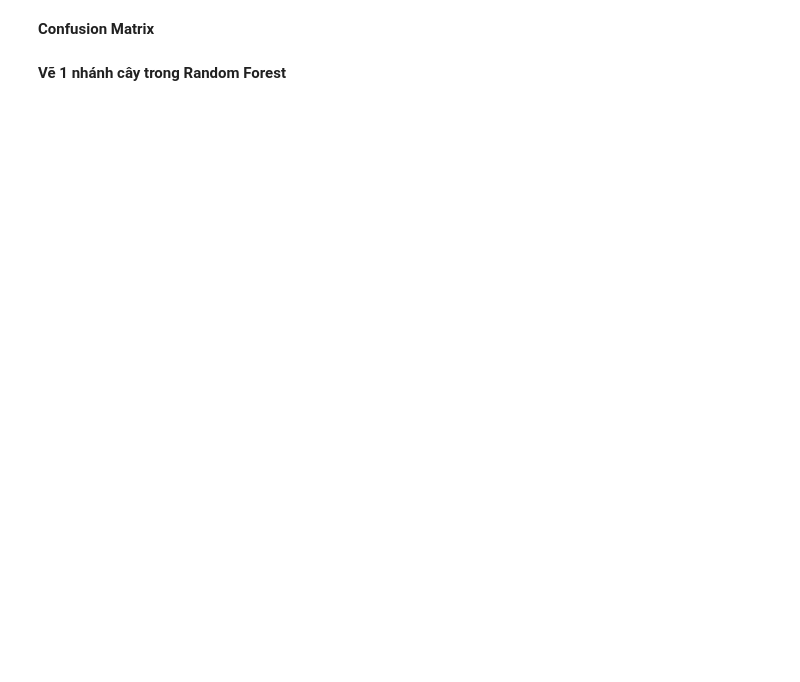
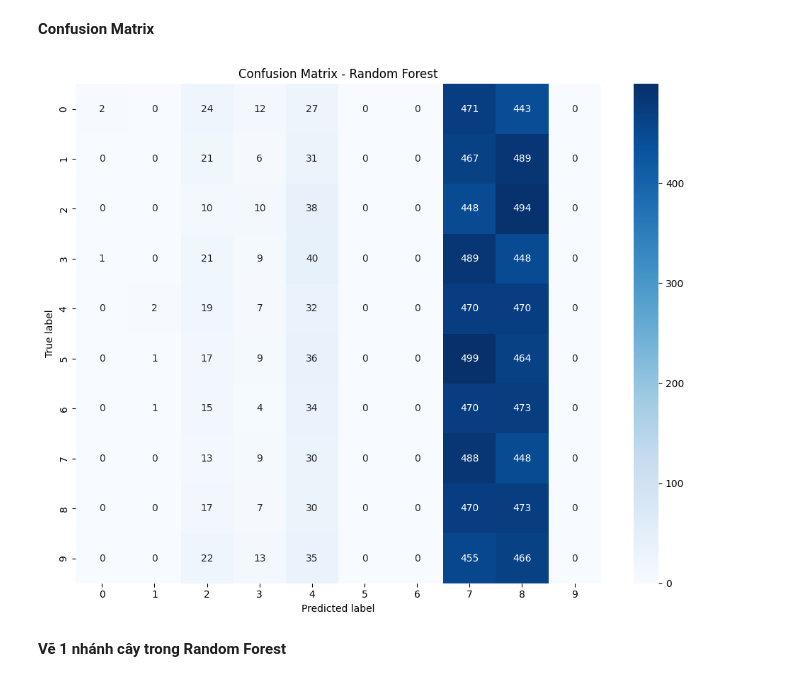
Before and after one commit to zeldatran/Machine-Learning, a Jupyter notebook: DoAn.ipynb, the cells around one changed output. Saved outputs shown, nothing was run; the diff lists cells and outputs as text; code cells hidden in the pictures; blank space fills up the shorter version.

```diff
--- a/DoAn.ipynb
+++ b/DoAn.ipynb
@@ -510,0 +394,16 @@ print("Các cột:", X.columns.tolist())
+# %%
+from sklearn.preprocessing import StandardScaler
+
+scaler = StandardScaler()
+
+X_train_scaled = pd.DataFrame(
+    scaler.fit_transform(X_train),
+    columns=X_train.columns,
+    index=X_train.index
+)
+
+X_test_scaled = pd.DataFrame(
+    scaler.transform(X_test),
+    columns=X_test.columns,
+    index=X_test.index
+)
@@ -510,0 +412,7 @@ print("Các cột:", X.columns.tolist())
+# %%
+from imblearn.over_sampling import SMOTE
+
+smote = SMOTE(random_state=42)
+X_train_res, y_train_res = smote.fit_resample(X_train_scaled, y_train)
+
+print("Sau SMOTE:", X_train_res.shape, y_train_res.shape)
@@ -565,10 +589,11 @@ from sklearn.ensemble import RandomForestClassifier
 from sklearn.metrics import accuracy_score, classification_report, confusion_matrix
 
 # Khởi tạo mô hình
-# ===============================
 rf = RandomForestClassifier(
     n_estimators=200,
     max_depth=None,
+    min_samples_split=2,
+    min_samples_leaf=1,
     random_state=42,
     class_weight="balanced",  # xử lý imbalance
     n_jobs=-1
@@ -582,3 +610,3 @@ rf.fit(X_train_res, y_train_res)
 # %%
-y_pred = rf.predict(X_test)
+y_pred_rf = rf.predict(X_test)
 # %% [markdown]
@@ -592,22 +641,22 @@ print(classification_report(y_test, y_pred))
 # %% [markdown]
 **Confusion Matrix**
 # %%
-import seaborn as sns
-import matplotlib.pyplot as plt
-
-cm = confusion_matrix(y_test, y_pred)
+cm = confusion_matrix(y_test, y_pred_rf)
 
 plt.figure(figsize=(10, 8))
 sns.heatmap(
     cm,
     annot=True,
     fmt="d",
     cmap="Blues"
 )
-plt.title("Confusion Matrix – Random Forest")
-plt.xlabel("Predicted Label")
-plt.ylabel("True Label")
+plt.title("Confusion Matrix - Random Forest")
+plt.xlabel("Predicted label")
+plt.ylabel("True label")
+plt.tight_layout()
 plt.show()
+# %% [output]
+[figure, added]
 # %% [markdown]
 **Vẽ 1 nhánh cây trong Random Forest**
 # %%
```
Also changed, not shown: parts of 85 cells of this notebook.
